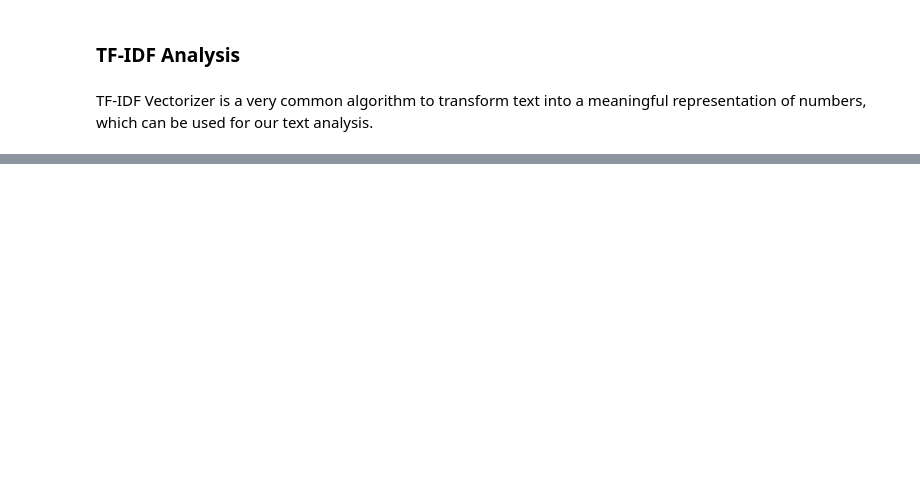
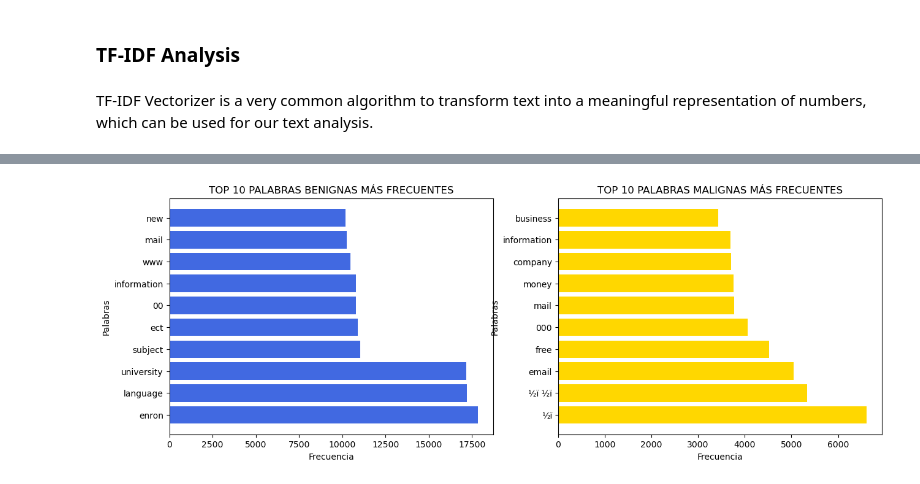
Before and after one commit to EstAlvB/Phishing-Detection-with-BERT, a Jupyter notebook: analysis.ipynb, the cells around one changed output, grey strips where cells are left out. Saved outputs shown, nothing was run; the diff lists cells and outputs as text; code cells hidden in the pictures; blank space fills up the shorter version.

```diff
--- a/analysis.ipynb
+++ b/analysis.ipynb
@@ -334,0 +223,11 @@ plt.show()
+# %%
+cv = CountVectorizer(ngram_range=(1, 2), max_df=0.25, stop_words='english', max_features=10000)
+texts_tf = cv.fit_transform(texts['text'])
+# %%
+# Get TF-IDF scores from all features
+tfs = pd.DataFrame.sparse.from_spmatrix(texts_tf, columns=cv.get_feature_names_out())
+tfs['label'] = texts['label']
+# %%
+# Calculate TF in benign samples and get the 10 most frequent
+top_frequent_benign_words = tfs.loc[tfs['label'] == 0].drop('label', axis=1).sum(axis=0).nlargest(10)
+top_frequent_benign_words
@@ -334,0 +246,4 @@ plt.show()
+# %%
+# Calculate TF in phishing samples and get the 10 most frequent
+top_frequent_phishing_words = tfs.loc[tfs['label'] == 1].drop('label', axis=1).sum(axis=0).nlargest(10)
+top_frequent_phishing_words
@@ -334,0 +262,18 @@ plt.show()
+# %%
+plt.figure(figsize=(15, 5))
+
+plt.subplot(1, 2, 1)
+plt.barh(top_frequent_benign_words.index, top_frequent_benign_words.values, color='royalblue')
+plt.xlabel("Frecuencia")
+plt.ylabel("Palabras")
+plt.title('TOP 10 PALABRAS BENIGNAS MÁS FRECUENTES')
+
+plt.subplot(1, 2, 2)
+plt.barh(top_frequent_phishing_words.index, top_frequent_phishing_words.values, color='gold')
+plt.xlabel("Frecuencia")
+plt.ylabel("Palabras")
+plt.title('TOP 10 PALABRAS MALIGNAS MÁS FRECUENTES')
+
+plt.show()
+# %% [output]
+[figure, added]
```
Also changed, not shown: parts of 32 cells of this notebook, 2 other files.
